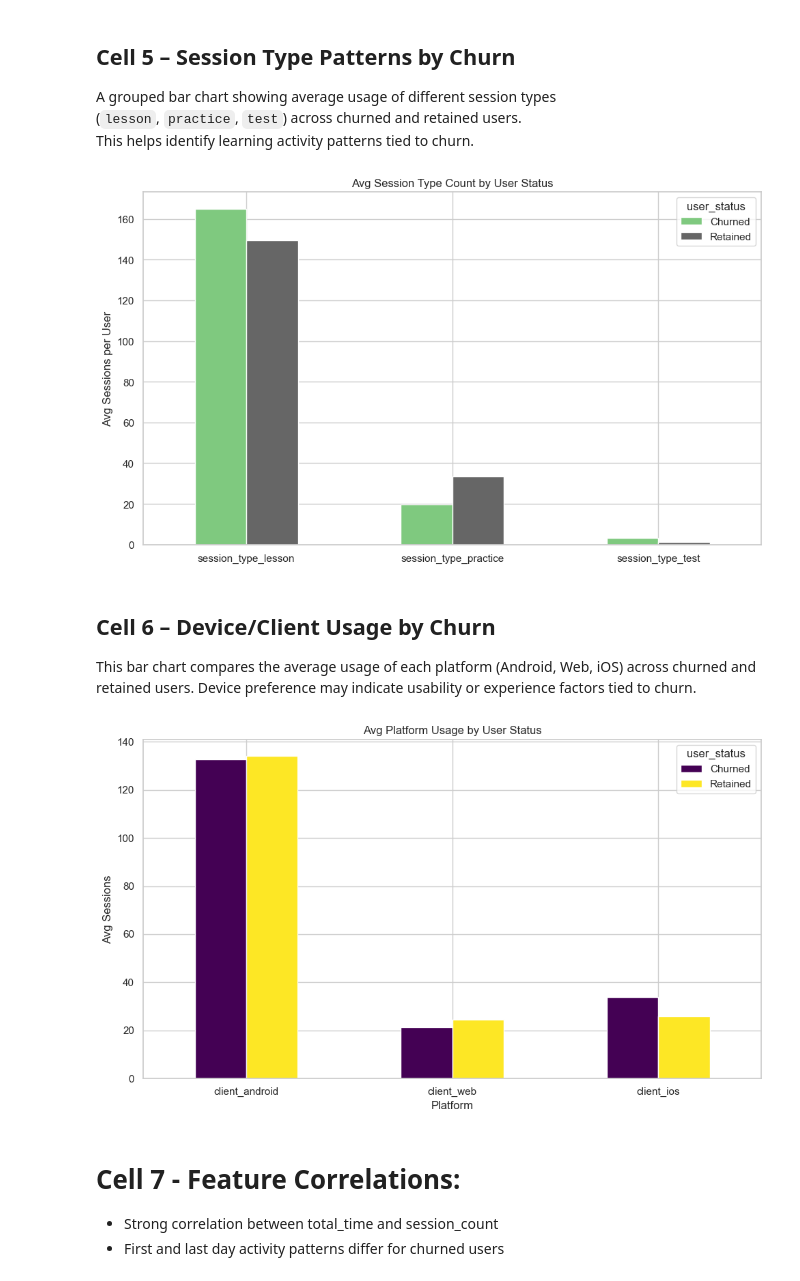
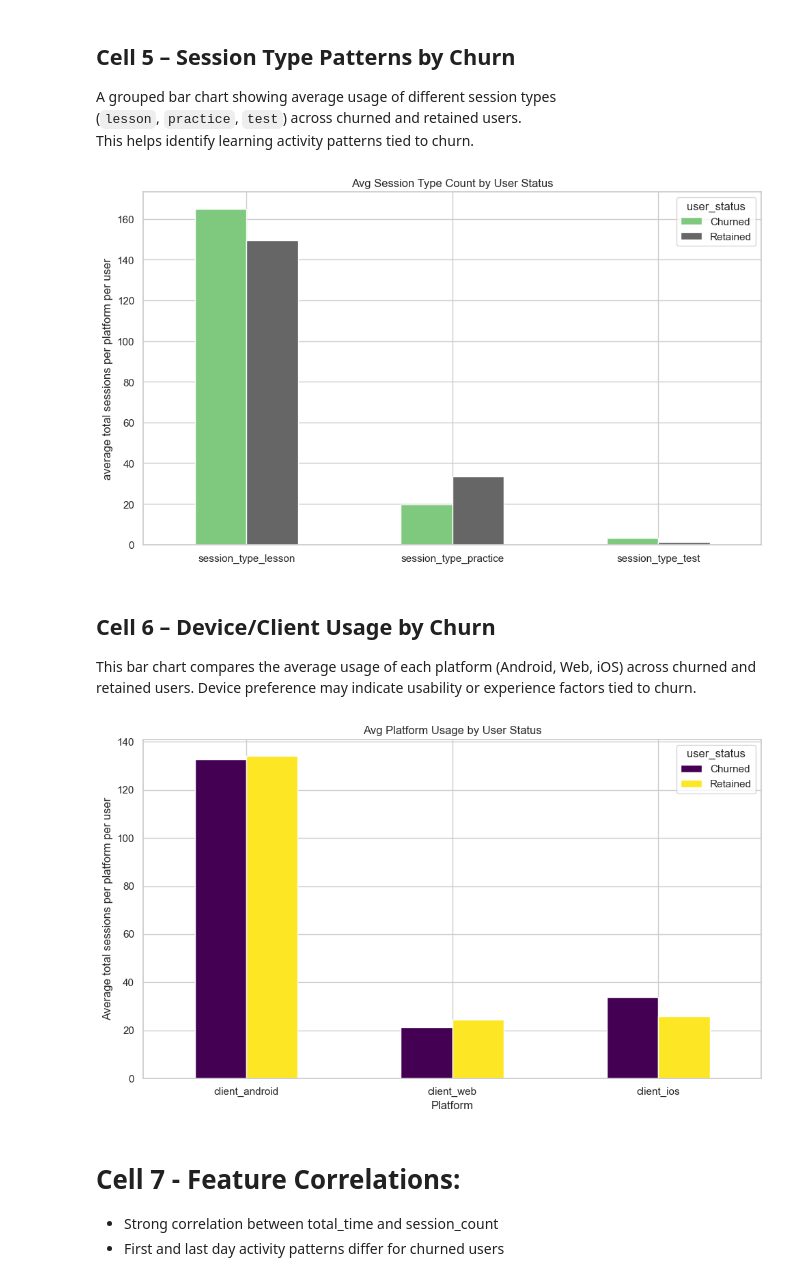
Before and after one commit to ijlalxansari1/Predicting-Churn-using-ML-and-DL, a Jupyter notebook: notebooks/03_Exploratory_Analytical_Data_Analysis.ipynb, the cells around one changed output. Saved outputs shown, nothing was run; the diff lists cells and outputs as text; code cells hidden in the pictures.

```diff
--- a/notebooks/03_Exploratory_Analytical_Data_Analysis.ipynb
+++ b/notebooks/03_Exploratory_Analytical_Data_Analysis.ipynb
@@ -162,13 +162,13 @@ session_means = df.groupby("user_status")[session_cols].mean().T
 # Plot grouped bar chart
 session_means.plot(kind="bar", colormap="Accent")
 plt.title("Avg Session Type Count by User Status")
-plt.ylabel("Avg Sessions per User")
+plt.ylabel("average total sessions per platform per user")
 plt.xticks(rotation=0)
 plt.tight_layout()
 plt.savefig(output_path / "session_type_vs_user_status.png")
 plt.show()
 # %% [output]
-[figure, old version]
+[figure, new version]
 # %% [markdown]
 ## Cell 6 – Device/Client Usage by Churn
  This bar chart compares the average usage of each platform (Android, Web, iOS)
@@ -177,21 +177,21 @@ plt.show()
 # %%
 # Define client columns
 client_cols = ["client_android", "client_web", "client_ios"]
 
 # Group by human-readable status
 client_means = df.groupby("user_status")[client_cols].mean().T
 
 # Plot
 client_means.plot(kind="bar", colormap="viridis")
 plt.title("Avg Platform Usage by User Status")
-plt.ylabel("Avg Sessions")
+plt.ylabel("Average total sessions per platform per user")
 plt.xlabel("Platform")
 plt.xticks(rotation=0)
 plt.tight_layout()
 plt.savefig(output_path / "client_usage_vs_user_status.png")
 plt.show()
 # %% [output]
-[figure, old version]
+[figure, new version]
 # %% [markdown]
  # Cell 7 -  Feature Correlations:
   - Strong correlation between total_time and session_count
```
Also changed, not shown: 7 other files.
